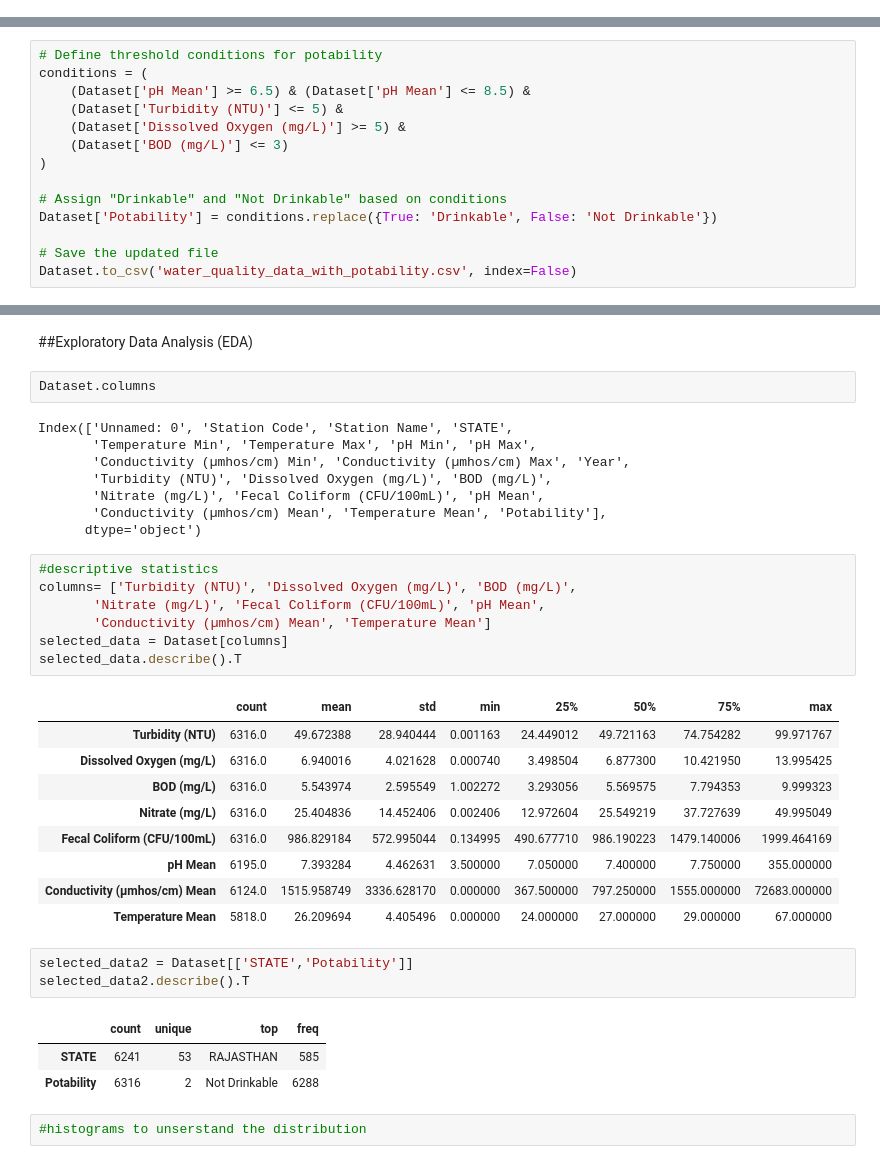
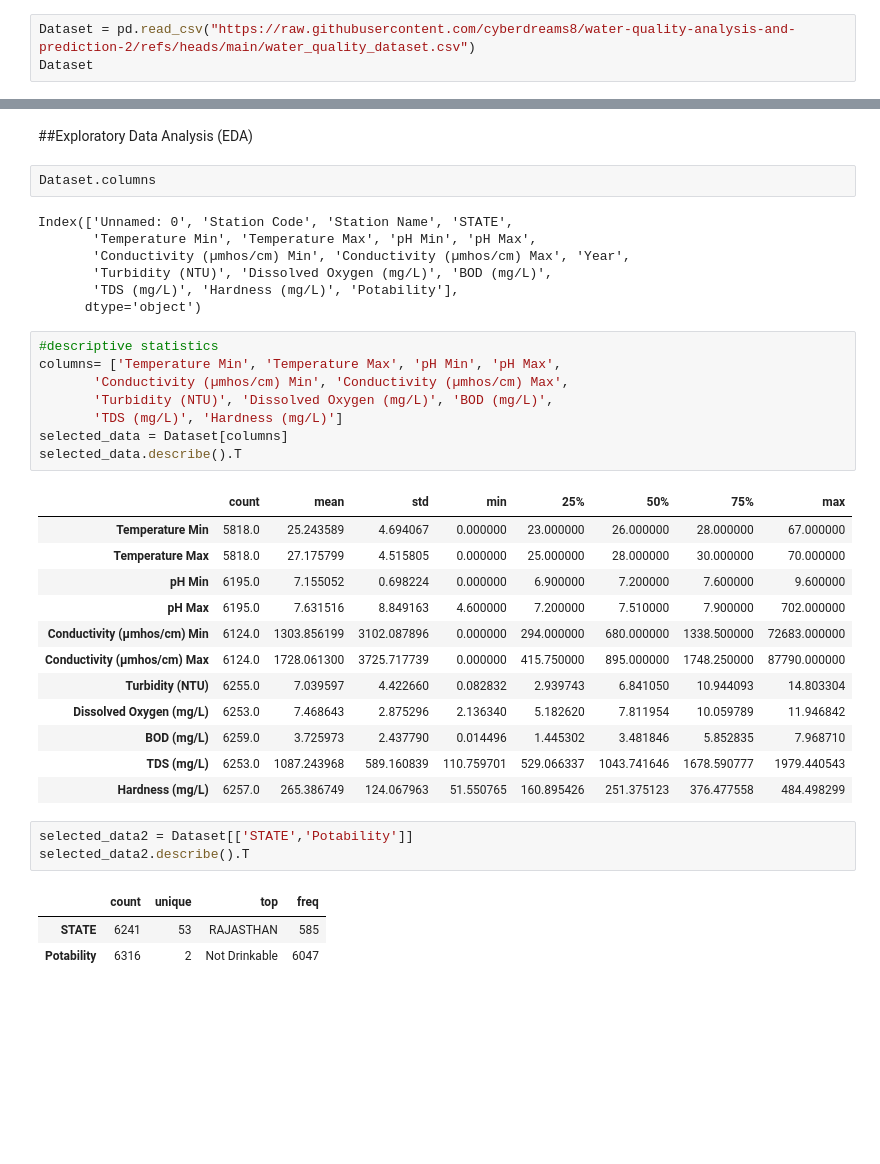
Before and after one commit to cyberdreams8/water-quality-analysis-and-prediction-2, a Jupyter notebook: PDS_waterquality.ipynb, the cells around one changed output, grey strips where cells are left out. Saved outputs shown, nothing was run; the diff lists cells and outputs as text; blank space fills up the shorter version.

```diff
--- a/PDS_waterquality.ipynb
+++ b/PDS_waterquality.ipynb
@@ -37,0 +39,3 @@ Dataset.to_csv('water_quality_data_with_means.csv', index=False)
+# %%
+Dataset = pd.read_csv("https://raw.githubusercontent.com/cyberdreams8/water-quality-analysis-and-prediction-2/refs/heads/main/water_quality_dataset.csv")
+Dataset
@@ -94,17 +81,3 @@ For a robust assessment of water potability, focus primarily on pH, turbidity, c
-# %%
-# Define threshold conditions for potability
-conditions = (
-    (Dataset['pH Mean'] >= 6.5) & (Dataset['pH Mean'] <= 8.5) &
-    (Dataset['Turbidity (NTU)'] <= 5) &
-    (Dataset['Dissolved Oxygen (mg/L)'] >= 5) &
-    (Dataset['BOD (mg/L)'] <= 3)
-)
-
-# Assign "Drinkable" and "Not Drinkable" based on conditions
-Dataset['Potability'] = conditions.replace({True: 'Drinkable', False: 'Not Drinkable'})
-
-# Save the updated file
-Dataset.to_csv('water_quality_data_with_potability.csv', index=False)
 # %%
 Dataset.head()
 # %% [output]
@@ -230,32 +205,33 @@ Index(['Unnamed: 0', 'Station Code', 'Station Name', 'STATE',
        'Temperature Min', 'Temperature Max', 'pH Min', 'pH Max',
        'Conductivity (µmhos/cm) Min', 'Conductivity (µmhos/cm) Max', 'Year',
        'Turbidity (NTU)', 'Dissolved Oxygen (mg/L)', 'BOD (mg/L)',
-       'Nitrate (mg/L)', 'Fecal Coliform (CFU/100mL)', 'pH Mean',
-       'Conductivity (µmhos/cm) Mean', 'Temperature Mean', 'Potability'],
+       'TDS (mg/L)', 'Hardness (mg/L)', 'Potability'],
       dtype='object')
 # %%
 #descriptive statistics
-columns= ['Turbidity (NTU)', 'Dissolved Oxygen (mg/L)', 'BOD (mg/L)',
-       'Nitrate (mg/L)', 'Fecal Coliform (CFU/100mL)', 'pH Mean',
-       'Conductivity (µmhos/cm) Mean', 'Temperature Mean']
+columns= ['Temperature Min', 'Temperature Max', 'pH Min', 'pH Max',
+       'Conductivity (µmhos/cm) Min', 'Conductivity (µmhos/cm) Max',
+       'Turbidity (NTU)', 'Dissolved Oxygen (mg/L)', 'BOD (mg/L)',
+       'TDS (mg/L)', 'Hardness (mg/L)']
 selected_data = Dataset[columns]
 selected_data.describe().T
 # %% [output]
 |  | count | mean | std | min | 25% | 50% | 75% | max |
-| Turbidity (NTU) | 6316.0 | 49.672388 | 28.940444 | 0.001163 | 24.449012 | 49.721163 | 74.754282 | 99.971767 |
-| Dissolved Oxygen (mg/L) | 6316.0 | 6.940016 | 4.021628 | 0.000740 | 3.498504 | 6.877300 | 10.421950 | 13.995425 |
-| BOD (mg/L) | 6316.0 | 5.543974 | 2.595549 | 1.002272 | 3.293056 | 5.569575 | 7.794353 | 9.999323 |
-| Nitrate (mg/L) | 6316.0 | 25.404836 | 14.452406 | 0.002406 | 12.972604 | 25.549219 | 37.727639 | 49.995049 |
-| Fecal Coliform (CFU/100mL) | 6316.0 | 986.829184 | 572.995044 | 0.134995 | 490.677710 | 986.190223 | 1479.140006 | 1999.464169 |
-| pH Mean | 6195.0 | 7.393284 | 4.462631 | 3.500000 | 7.050000 | 7.400000 | 7.750000 | 355.000000 |
-| Conductivity (µmhos/cm) Mean | 6124.0 | 1515.958749 | 3336.628170 | 0.000000 | 367.500000 | 797.250000 | 1555.000000 | 72683.000000 |
-| Temperature Mean | 5818.0 | 26.209694 | 4.405496 | 0.000000 | 24.000000 | 27.000000 | 29.000000 | 67.000000 |
+| Temperature Min | 5818.0 | 25.243589 | 4.694067 | 0.000000 | 23.000000 | 26.000000 | 28.000000 | 67.000000 |
+| Temperature Max | 5818.0 | 27.175799 | 4.515805 | 0.000000 | 25.000000 | 28.000000 | 30.000000 | 70.000000 |
+| pH Min | 6195.0 | 7.155052 | 0.698224 | 0.000000 | 6.900000 | 7.200000 | 7.600000 | 9.600000 |
+| pH Max | 6195.0 | 7.631516 | 8.849163 | 4.600000 | 7.200000 | 7.510000 | 7.900000 | 702.000000 |
+| Conductivity (µmhos/cm) Min | 6124.0 | 1303.856199 | 3102.087896 | 0.000000 | 294.000000 | 680.000000 | 1338.500000 | 72683.000000 |
+| Conductivity (µmhos/cm) Max | 6124.0 | 1728.061300 | 3725.717739 | 0.000000 | 415.750000 | 895.000000 | 1748.250000 | 87790.000000 |
+| Turbidity (NTU) | 6255.0 | 7.039597 | 4.422660 | 0.082832 | 2.939743 | 6.841050 | 10.944093 | 14.803304 |
+| Dissolved Oxygen (mg/L) | 6253.0 | 7.468643 | 2.875296 | 2.136340 | 5.182620 | 7.811954 | 10.059789 | 11.946842 |
+| BOD (mg/L) | 6259.0 | 3.725973 | 2.437790 | 0.014496 | 1.445302 | 3.481846 | 5.852835 | 7.968710 |
+| TDS (mg/L) | 6253.0 | 1087.243968 | 589.160839 | 110.759701 | 529.066337 | 1043.741646 | 1678.590777 | 1979.440543 |
+| Hardness (mg/L) | 6257.0 | 265.386749 | 124.067963 | 51.550765 | 160.895426 | 251.375123 | 376.477558 | 484.498299 |
 # %%
 selected_data2 = Dataset[['STATE','Potability']]
 selected_data2.describe().T
 # %% [output]
 |  | count | unique | top | freq |
 | STATE | 6241 | 53 | RAJASTHAN | 585 |
-| Potability | 6316 | 2 | Not Drinkable | 6288 |
+| Potability | 6316 | 2 | Not Drinkable | 6047 |
-# %%
-#histograms to unserstand the distribution
```
Also changed, not shown: parts of 29 cells of this notebook.
